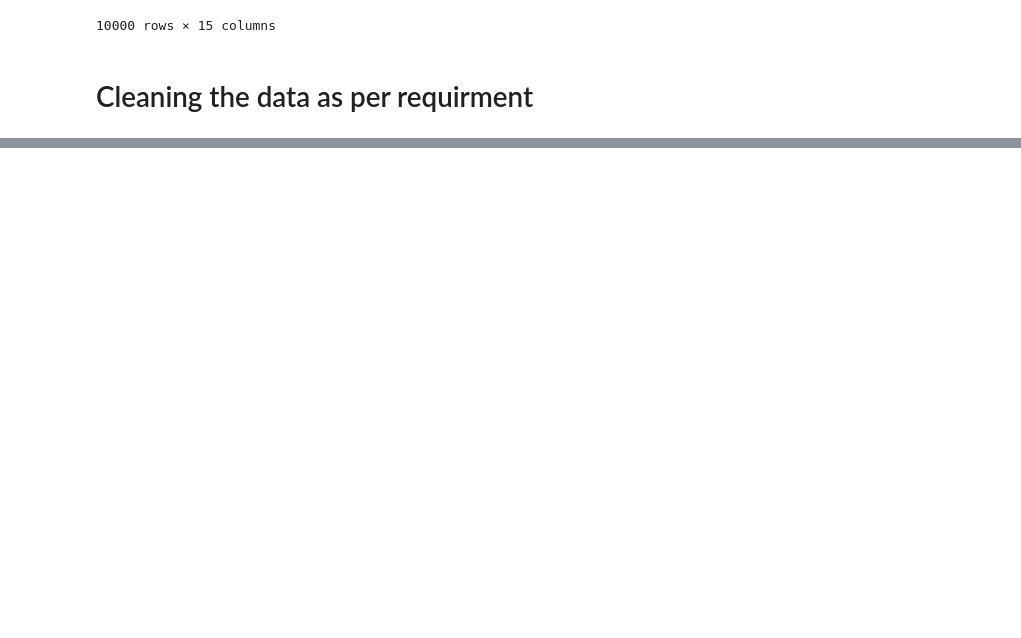
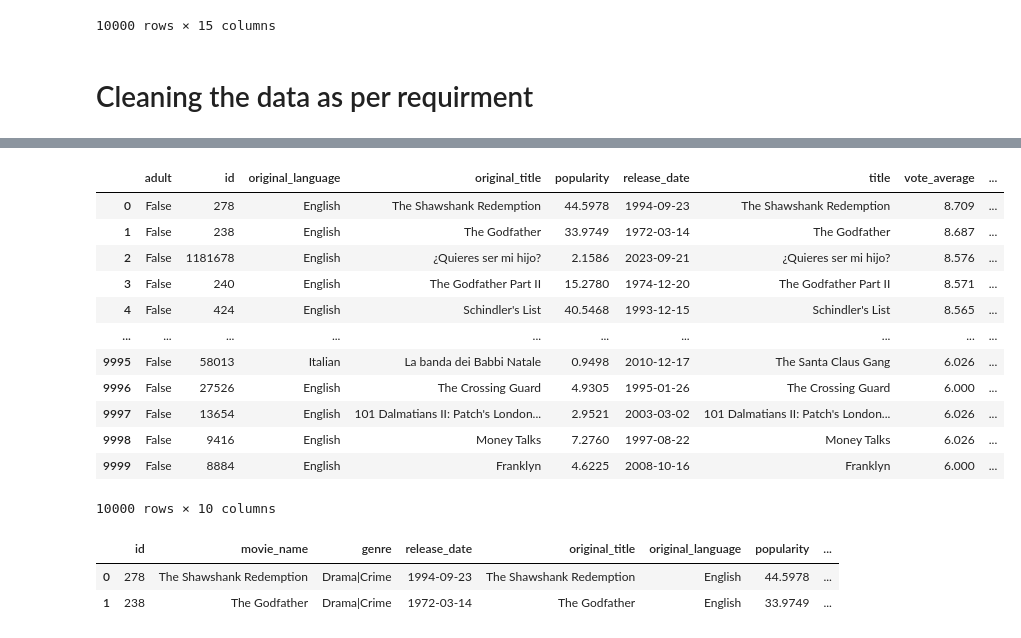
Before and after one commit to kumarkketan/TMDB_Top_rated_movie_analysis, a Jupyter notebook: data_fetching_through_API.ipynb, the cells around one changed output, grey strips where cells are left out. Cells and saved outputs as stored; diff of their text form; code cells hidden in the pictures; blank space fills up the shorter version.

```diff
--- a/data_fetching_through_API.ipynb
+++ b/data_fetching_through_API.ipynb
@@ -204,0 +352,16 @@ df
+# %%
+data
+# %% [output]
+|  | adult | id | original_language | original_title | popularity | release_date | title | vote_average | ... |
+| 0 | False | 278 | English | The Shawshank Redemption | 44.5978 | 1994-09-23 | The Shawshank Redemption | 8.709 | ... |
+| 1 | False | 238 | English | The Godfather | 33.9749 | 1972-03-14 | The Godfather | 8.687 | ... |
+| 2 | False | 1181678 | English | ¿Quieres ser mi hijo? | 2.1586 | 2023-09-21 | ¿Quieres ser mi hijo? | 8.576 | ... |
+| 3 | False | 240 | English | The Godfather Part II | 15.2780 | 1974-12-20 | The Godfather Part II | 8.571 | ... |
+| 4 | False | 424 | English | Schindler's List | 40.5468 | 1993-12-15 | Schindler's List | 8.565 | ... |
+| ... | ... | ... | ... | ... | ... | ... | ... | ... | ... |
+| 9995 | False | 58013 | Italian | La banda dei Babbi Natale | 0.9498 | 2010-12-17 | The Santa Claus Gang | 6.026 | ... |
+| 9996 | False | 27526 | English | The Crossing Guard | 4.9305 | 1995-01-26 | The Crossing Guard | 6.000 | ... |
+| 9997 | False | 13654 | English | 101 Dalmatians II: Patch's London... | 2.9521 | 2003-03-02 | 101 Dalmatians II: Patch's London... | 6.026 | ... |
+| 9998 | False | 9416 | English | Money Talks | 7.2760 | 1997-08-22 | Money Talks | 6.026 | ... |
+| 9999 | False | 8884 | English | Franklyn | 4.6225 | 2008-10-16 | Franklyn | 6.000 | ... |
+10000 rows × 10 columns
@@ -204,0 +370,6 @@ df
+# %%
+data.head(2)
+# %% [output]
+|  | id | movie_name | genre | release_date | original_title | original_language | popularity | ... |
+| 0 | 278 | The Shawshank Redemption | Drama|Crime | 1994-09-23 | The Shawshank Redemption | English | 44.5978 | ... |
+| 1 | 238 | The Godfather | Drama|Crime | 1972-03-14 | The Godfather | English | 33.9749 | ... |
```
Also changed, not shown: parts of 23 cells of this notebook.
